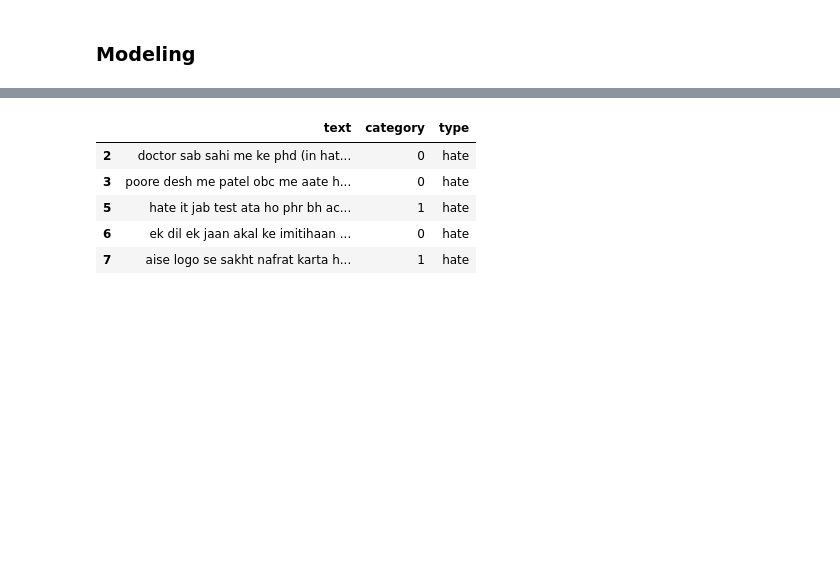
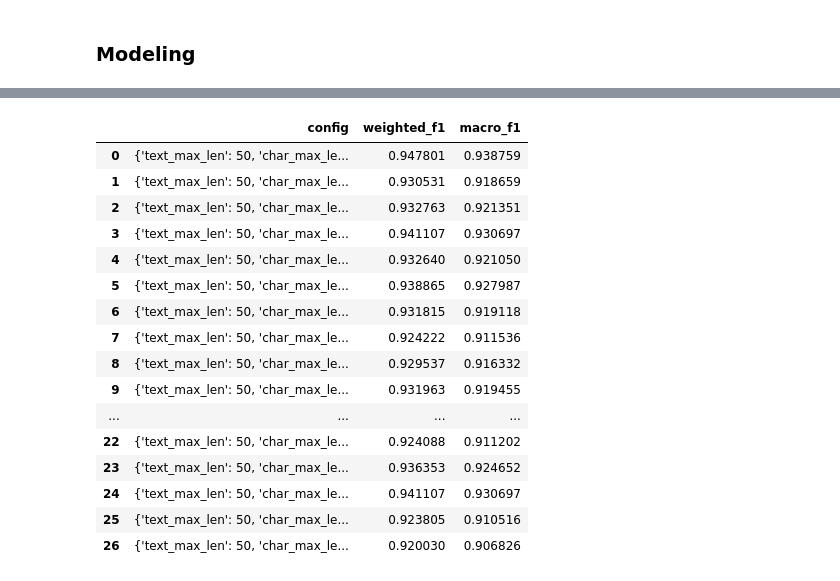
Before and after one commit to victor7246/Hinglish_Hate_Detection, a Jupyter notebook: notebooks/pseudo_labelling_hate.ipynb, the cells around one changed output, grey strips where cells are left out. Cells and saved outputs as stored; diff of their text form; code cells hidden in the pictures; blank space fills up the shorter version.

Commit message:
Added BERT results

```diff
--- a/notebooks/pseudo_labelling_hate.ipynb
+++ b/notebooks/pseudo_labelling_hate.ipynb
@@ -396,6 +456,0 @@ n_out = len(label2idx)
-# %%
-model = HAN(word_vocab_size=n_words,char_vocab_size=n_chars,wpe_vocab_size=n_subwords, n_out=n_out,max_word_char_len=args.max_word_char_len,\
-                                             max_text_len=args.max_text_len, max_char_len=args.max_char_len,\
-                                             n_layers=args.n_layers, n_units=args.n_units, emb_dim=args.emb_dim)
-
-model.load_weights(os.path.join(args.model_save_path,'HAN_ce_without_features.h5'))
@@ -427,15 +456,0 @@ def get_conditional_weights(text, model, class_idx):
-# %%
-word_causal_weights = []
-words = []
-
-causal_weights_df = pd.DataFrame()
-
-for text in tqdm(pd.concat([hate_train_df, hate_val_df, hate_test_df], axis=0).text.values):
-    text = " ".join(text.split()[:args.max_text_len])
-    weights = get_conditional_weights(text,model,1)
-    for i, word in enumerate(text.split()):
-        words.append(word)
-        word_causal_weights.append(weights[i])
-
-causal_weights_df['word'] = words
-causal_weights_df['Hate_yes'] = word_causal_weights
@@ -456,0 +457,9 @@ causal_weights_df.sort_values(['Hate_yes'],ascending=[False]).head(10)
+# %%
+from src.models.models import *
+
+#all_models = {HAN.__name__: HAN, \
+#              CMSA.__name__: CMSA, CS_ELMO_without_words.__name__: CS_ELMO_without_words}
+
+all_models = {HAN.__name__: HAN}
+# %%
+_has_wandb = False
@@ -457 +580,21 @@ causal_weights_df.sort_values(['Hate_yes'],ascending=[False]).head(10)
+# %%
+results
+# %% [output]
+|  | config | weighted_f1 | macro_f1 |
+| 0 | {'text_max_len': 50, 'char_max_le... | 0.947801 | 0.938759 |
+| 1 | {'text_max_len': 50, 'char_max_le... | 0.930531 | 0.918659 |
+| 2 | {'text_max_len': 50, 'char_max_le... | 0.932763 | 0.921351 |
+| 3 | {'text_max_len': 50, 'char_max_le... | 0.941107 | 0.930697 |
+| 4 | {'text_max_len': 50, 'char_max_le... | 0.932640 | 0.921050 |
+| 5 | {'text_max_len': 50, 'char_max_le... | 0.938865 | 0.927987 |
+| 6 | {'text_max_len': 50, 'char_max_le... | 0.931815 | 0.919118 |
+| 7 | {'text_max_len': 50, 'char_max_le... | 0.924222 | 0.911536 |
+| 8 | {'text_max_len': 50, 'char_max_le... | 0.929537 | 0.916332 |
+| 9 | {'text_max_len': 50, 'char_max_le... | 0.931963 | 0.919455 |
+| ... | ... | ... | ... |
+| 22 | {'text_max_len': 50, 'char_max_le... | 0.924088 | 0.911202 |
+| 23 | {'text_max_len': 50, 'char_max_le... | 0.936353 | 0.924652 |
+| 24 | {'text_max_len': 50, 'char_max_le... | 0.941107 | 0.930697 |
+| 25 | {'text_max_len': 50, 'char_max_le... | 0.923805 | 0.910516 |
+| 26 | {'text_max_len': 50, 'char_max_le... | 0.920030 | 0.906826 |
 # %%
@@ -480,9 +601,0 @@ train_df = train_df.sort_values(['category_prob'],ascending=[False]).reset_index
-# %%
-train_df['category'].value_counts()
-# %% [output]
-|  | text | category | type |
-| 2 | doctor sab sahi me ke phd (in hat... | 0 | hate |
-| 3 | poore desh me patel obc me aate h... | 0 | hate |
-| 5 | hate it jab test ata ho phr bh ac... | 1 | hate |
-| 6 | ek dil ek jaan akal ke imitihaan ... | 0 | hate |
-| 7 | aise logo se sakht nafrat karta h... | 1 | hate |
```
Also changed, not shown: parts of 27 cells of this notebook, 8 other files.
